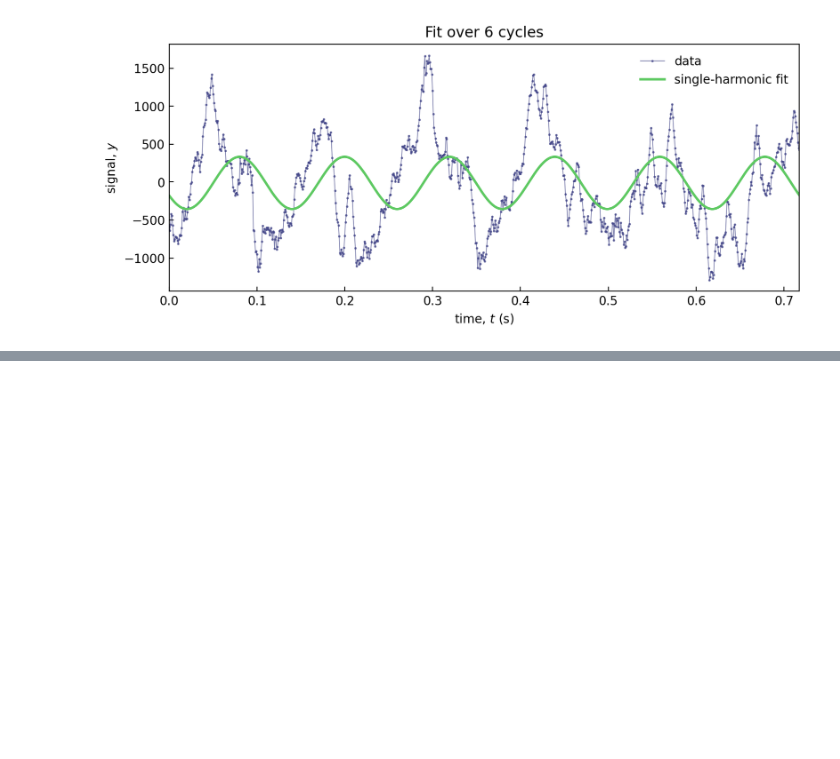
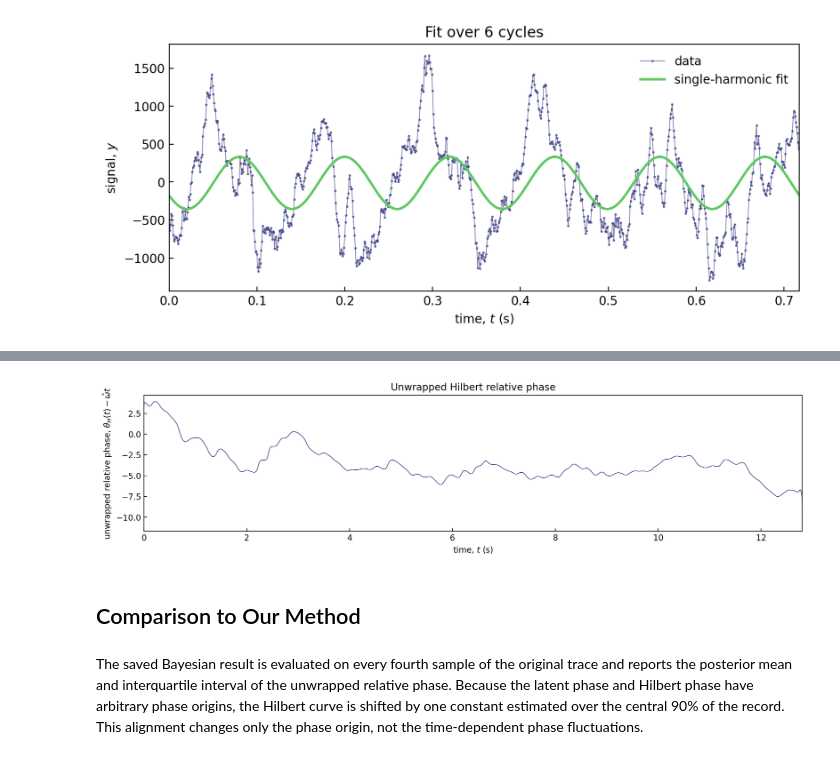
Before and after one commit to bishopgroup/phase-bayes, a Jupyter notebook: MethodComparisons/FFT.ipynb, the cells around one changed output, grey strips where cells are left out. Saved outputs shown, nothing was run; the diff lists cells and outputs as text; code cells hidden in the pictures; blank space fills up the shorter version.

```diff
--- a/MethodComparisons/FFT.ipynb
+++ b/MethodComparisons/FFT.ipynb
@@ -230,0 +314,18 @@ plt.show()
+# %%
+fig, ax = plt.subplots(figsize=(12, 3), constrained_layout=True)
+ax.plot(tk, relative_phase_unwrapped, color=cmap(0.2), lw=0.8)
+
+ax.set(
+    xlabel='time, $t$ (s)',
+    ylabel=r'unwrapped relative phase, $\theta_H(t)-\hat{\omega}t$',
+    title='Unwrapped Hilbert relative phase',
+    xlim=(tk[0], tk[-1]),
+)
+ax.tick_params(direction='in')
+plt.show()
+# %% [output]
+[figure, added]
+# %% [markdown]
+## Comparison to Our Method
+# %% [markdown]
+The saved Bayesian result is evaluated on every fourth sample of the original trace and reports the posterior mean and interquartile interval of the unwrapped relative phase. Because the latent phase and Hilbert phase have arbitrary phase origins, the Hilbert curve is shifted by one constant estimated over the central 90% of the record. This alignment changes only the phase origin, not the time-dependent phase fluctuations.
```
Also changed, not shown: parts of 6 cells of this notebook.
